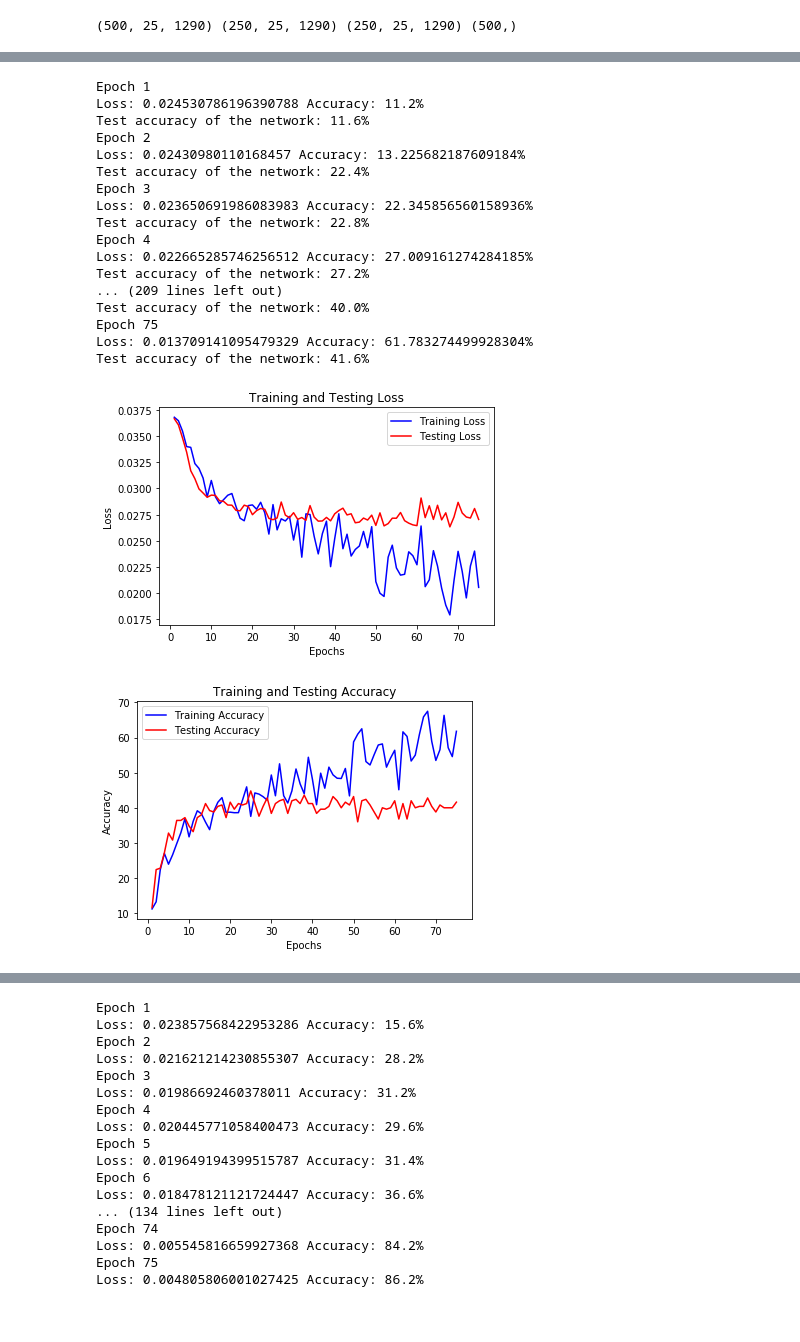
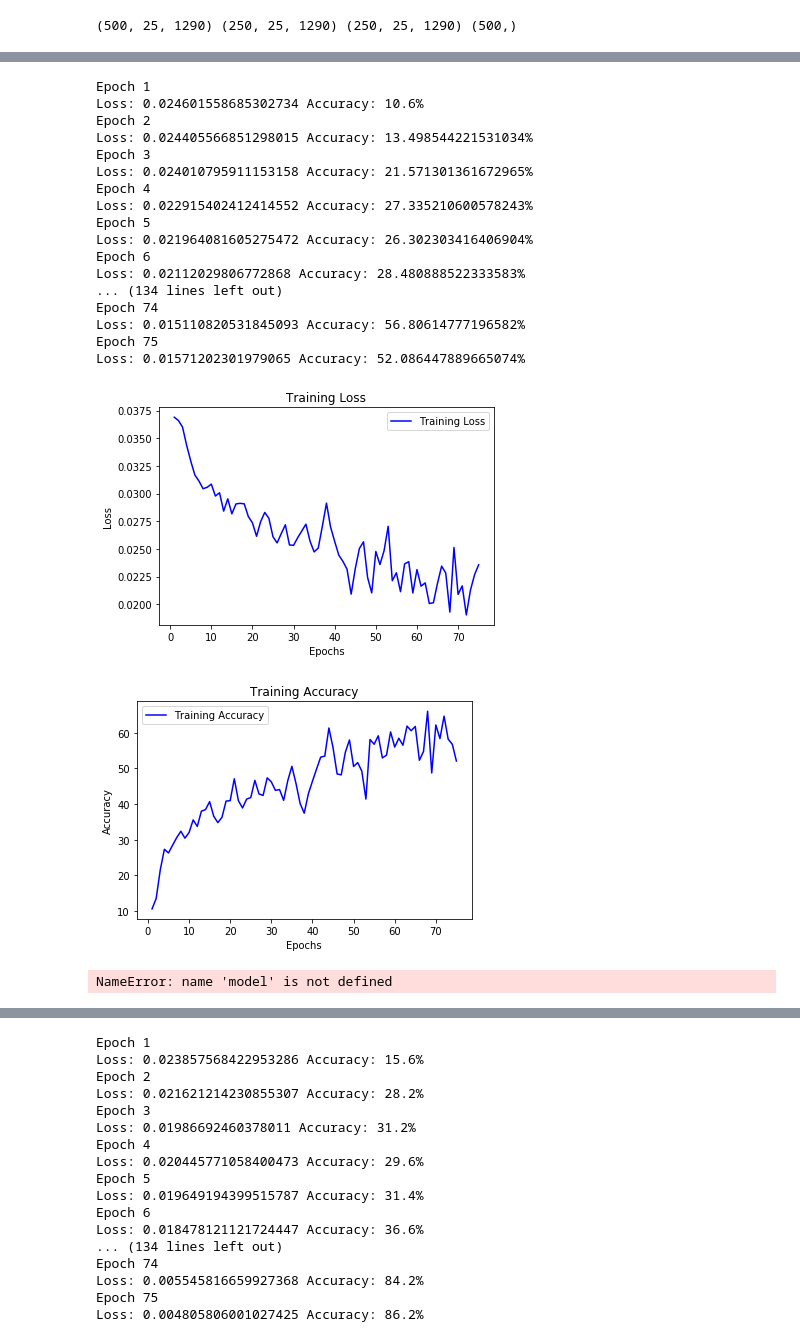
Before and after one commit to brendanyap/Genre-Classification, a Jupyter notebook: NNs.ipynb, the cells around one changed output, grey strips where cells are left out. Saved outputs shown, nothing was run; the diff lists cells and outputs as text; code cells hidden in the pictures.

Commit message:
finished mixup

```diff
--- a/NNs.ipynb
+++ b/NNs.ipynb
@@ -903,15 +933,23 @@ def find_best_stopping_point(test_losses, test_accs):
 
     return (best_loss_index+1, best_acc_index+1)
 # %%
-def nn_test_architecture(net_class, params, mixup, x_train, y_train, x_test, y_test):
+def nn_test_architecture(net_class, params, mixup, x_train, y_train, x_val, x_test):
     # net_class = CNN_RNN or FC_RNN
+
+    names = {
+        'val_predictions' : 'val_predictions_mixup',
+        'test_predictions' : 'test_predictions_mixup',
+        'model' : 'model_mixup'
+    }
 
     # handling data; creating torch datasets and torch dataloaders
 
     trainset = GenreDataset(x_train, y_train)
-    testset = GenreDataset(x_test, y_test)
+    valset = GenreDataset(x_val)
+    testset = GenreDataset(x_test)
 
     trainloader = data.DataLoader(trainset, batch_size = 64, shuffle = True)
+    valloader = data.DataLoader(valset, batch_size = 64, shuffle = False)
     testloader = data.DataLoader(testset, batch_size = 64, shuffle = False)
 
     # constructing net and surrounding items
@@ -927,11 +965,22 @@ def nn_test_architecture(net_class, params, mixup, x_train, y_train, x_test, y_t
     num_epochs = params['epochs']
     silence = params['silence']
 
-    train_losses, train_accs, test_losses, test_accs = train(num_epochs, net, crit, opt, trainloader, testloader, \
+    train_losses, train_accs, test_losses, test_accs = train(num_epochs, net, crit, opt, trainloader, testloader = None, \
                                                              silence = silence, mixup = mixup)
 
     # displaying learning curve
 
     if not silence:
         plot_learning_curve(train_losses, train_accs, test_losses, test_accs)
-    return test_losses, test_accs
+
+    val_predictions = predictions(net, valloader)
+    test_predictions = predictions(net, testloader)
+
+    # saving outputs
+
+    np.save('nn/' + names['val_predictions'] + '.npy', val_predictions)
+    np.save('nn/' + names['test_predictions'] + '.npy', test_predictions)
+
+    # saving models
+
+    # torch.save(model.state_dict(), 'nn/' + names['model'] + '.pth')
@@ -948,27 +987,26 @@ KeyboardInterrupt:
-# %%
-mixup_test_losses, mixup_test_accs = nn_test_architecture(FC_RNN, FC_RNN_PARAMS_1, True, X_train, Y_train, X_test, Y_test)
-print("")
-print("Mixup Test Final Loss: " + str(mixup_test_losses[-1]))
-# %% [output]
-Epoch 1
-Loss: 0.024530786196390788 Accuracy: 11.2%
-Test accuracy of the network: 11.6%
-Epoch 2
-Loss: 0.02430980110168457 Accuracy: 13.225682187609184%
-Test accuracy of the network: 22.4%
-Epoch 3
-Loss: 0.023650691986083983 Accuracy: 22.345856560158936%
-Test accuracy of the network: 22.8%
-Epoch 4
-Loss: 0.022665285746256512 Accuracy: 27.009161274284185%
-Test accuracy of the network: 27.2%
-... (209 lines left out)
-Test accuracy of the network: 40.0%
-Epoch 75
-Loss: 0.013709141095479329 Accuracy: 61.783274499928304%
-Test accuracy of the network: 41.6%
-[figure, removed]
-[figure, removed]
+# %%
+nn_test_architecture(FC_RNN, FC_RNN_PARAMS_1, True, X_train, Y_train, X_val, X_test)
+# %% [output]
+Epoch 1
+Loss: 0.024601558685302734 Accuracy: 10.6%
+Epoch 2
+Loss: 0.024405566851298015 Accuracy: 13.498544221531034%
+Epoch 3
+Loss: 0.024010795911153158 Accuracy: 21.571301361672965%
+Epoch 4
+Loss: 0.022915402412414552 Accuracy: 27.335210600578243%
+Epoch 5
+Loss: 0.021964081605275472 Accuracy: 26.302303416406904%
+Epoch 6
+Loss: 0.02112029806772868 Accuracy: 28.480888522333583%
+... (134 lines left out)
+Epoch 74
+Loss: 0.015110820531845093 Accuracy: 56.80614777196582%
+Epoch 75
+Loss: 0.01571202301979065 Accuracy: 52.086447889665074%
+[figure, added]
+[figure, added]
+NameError: name 'model' is not defined
 # %%
 def predictions(net, loader):
     # return numpy array of model's predictions
```
Also changed, not shown: parts of 9 cells of this notebook, 2 other files.
